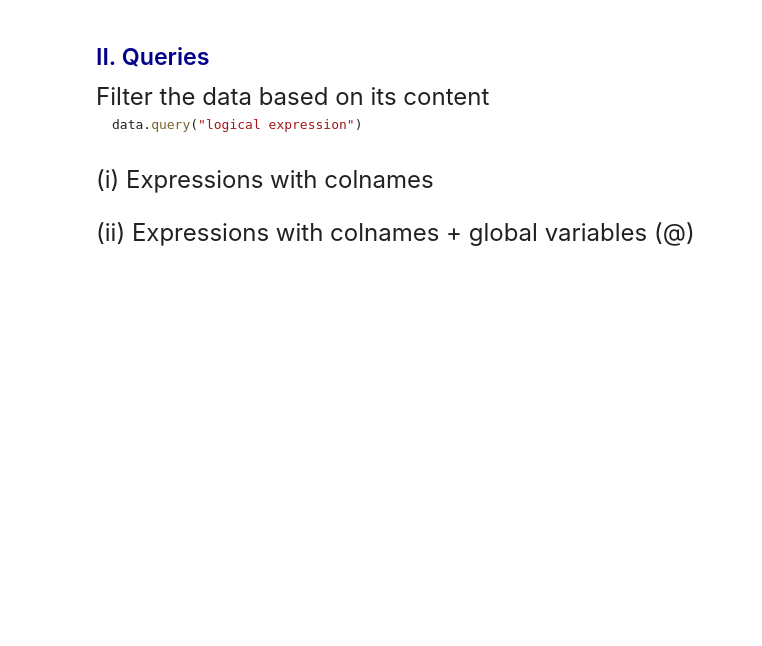
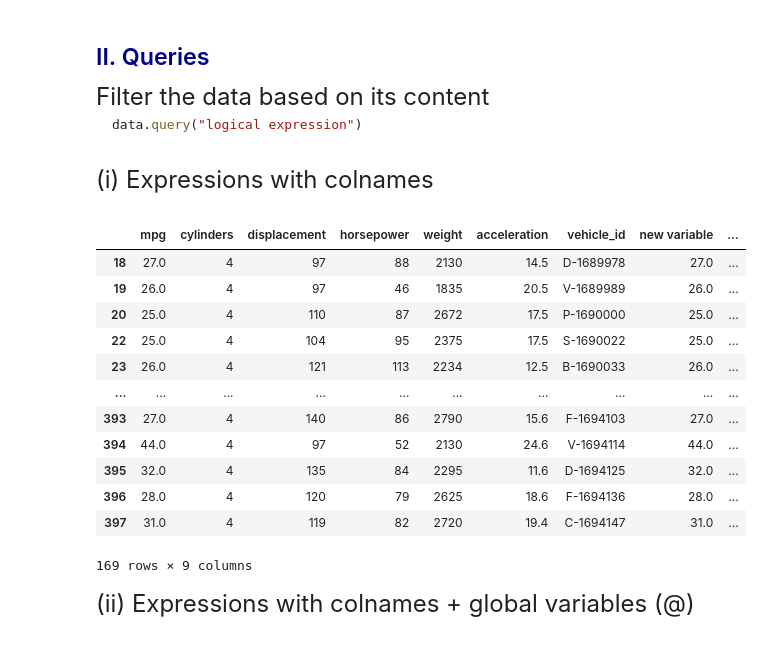
Before and after one commit to 2zOu2/qtm151spring2023, a Jupyter notebook: Lecture 10/Lecture 10.ipynb, the cells around one changed output. Drawn from its saved outputs; the diff is of its cells as text; code cells hidden in the pictures; blank space fills up the shorter version.

```diff
--- a/Lecture 10/Lecture 10.ipynb
+++ b/Lecture 10/Lecture 10.ipynb
@@ -273,8 +273,23 @@ data.query("logical expression")
 # %%
 # Enter any logical expression
 
 data_threshold_mpg        = carfeatures.query("mpg >= 25")
 data_rangeacceleration    = carfeatures.query("(acceleration >= 10) & (acceleration < 18)")
+display(data_threshold_mpg)
+# %% [output]
+|  | mpg | cylinders | displacement | horsepower | weight | acceleration | vehicle_id | new variable | ... |
+| 18 | 27.0 | 4 | 97 | 88 | 2130 | 14.5 | D-1689978 | 27.0 | ... |
+| 19 | 26.0 | 4 | 97 | 46 | 1835 | 20.5 | V-1689989 | 26.0 | ... |
+| 20 | 25.0 | 4 | 110 | 87 | 2672 | 17.5 | P-1690000 | 25.0 | ... |
+| 22 | 25.0 | 4 | 104 | 95 | 2375 | 17.5 | S-1690022 | 25.0 | ... |
+| 23 | 26.0 | 4 | 121 | 113 | 2234 | 12.5 | B-1690033 | 26.0 | ... |
+| ... | ... | ... | ... | ... | ... | ... | ... | ... | ... |
+| 393 | 27.0 | 4 | 140 | 86 | 2790 | 15.6 | F-1694103 | 27.0 | ... |
+| 394 | 44.0 | 4 | 97 | 52 | 2130 | 24.6 | V-1694114 | 44.0 | ... |
+| 395 | 32.0 | 4 | 135 | 84 | 2295 | 11.6 | D-1694125 | 32.0 | ... |
+| 396 | 28.0 | 4 | 120 | 79 | 2625 | 18.6 | F-1694136 | 28.0 | ... |
+| 397 | 31.0 | 4 | 119 | 82 | 2720 | 19.4 | C-1694147 | 31.0 | ... |
+169 rows × 9 columns
 # %% [markdown]
 <font size = "5">
 
```
Also changed, not shown: parts of 3 cells of this notebook, 1 other file.
